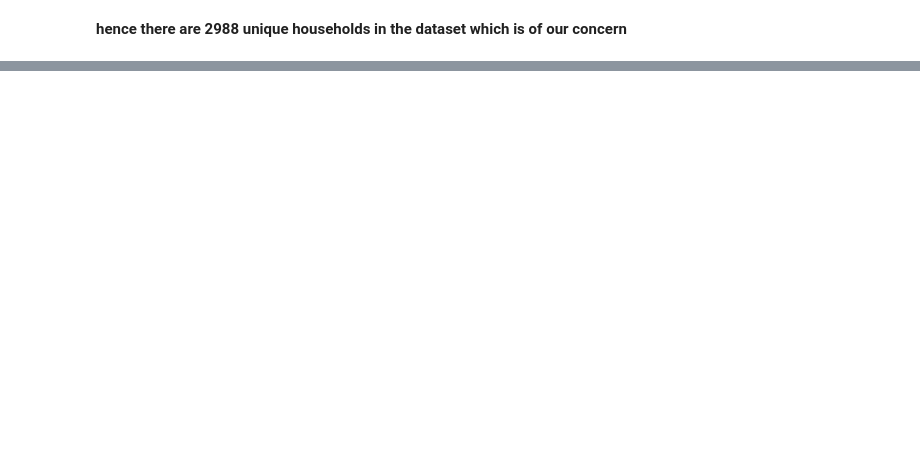
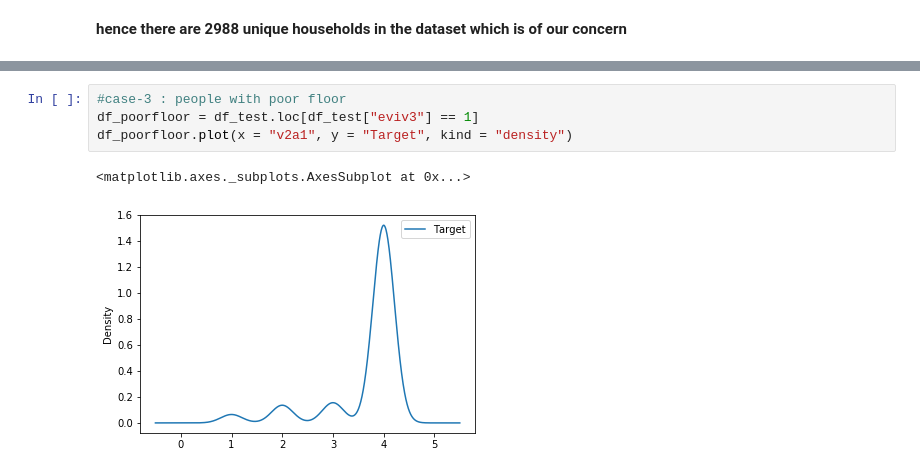
Before and after one commit to ShaswatLenka/Big-Data-Projects, a Jupyter notebook: Kaggle Competition-Costa Rican Household Poverty Level Prediction/Costa Rican household poverty level prediction.ipynb, the cells around one changed output, grey strips where cells are left out. Cells and saved outputs as stored; diff of their text form; blank space fills up the shorter version.

```diff
--- a/Kaggle Competition-Costa Rican Household Poverty Level Prediction/Costa Rican household poverty level prediction.ipynb
+++ b/Kaggle Competition-Costa Rican Household Poverty Level Prediction/Costa Rican household poverty level prediction.ipynb
@@ -36,0 +72,7 @@ df['idhogar'].unique().size
+# %%
+#case-3 : people with poor floor
+df_poorfloor = df_test.loc[df_test["eviv3"] == 1]
+df_poorfloor.plot(x = "v2a1", y = "Target", kind = "density")
+# %% [output]
+<matplotlib.axes._subplots.AxesSubplot at 0x...>
+[figure, added]
```
Also changed, not shown: parts of 10 cells of this notebook.
